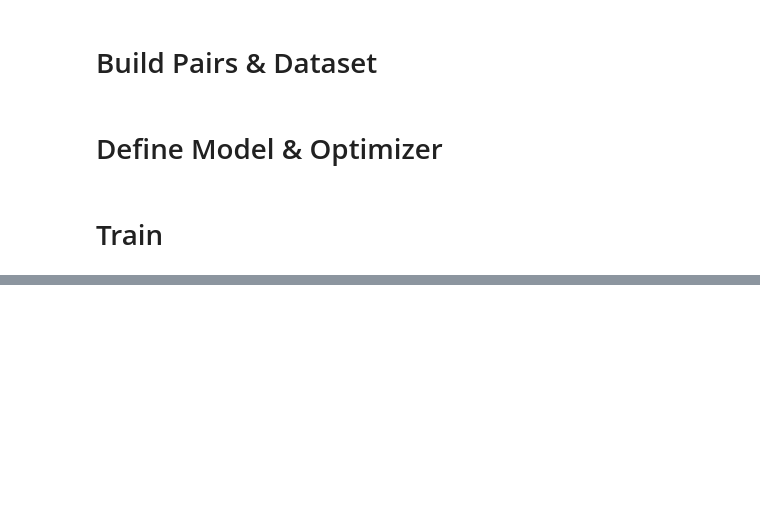
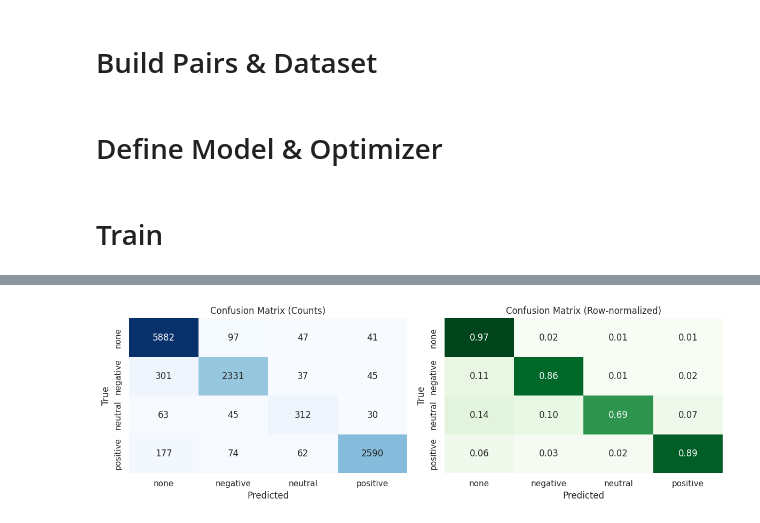
Before and after one commit to phamtu2x5/Student_feedback_Sentiment, a Jupyter notebook: Main_FeedBack_Analysis.ipynb, the cells around one changed output, grey strips where cells are left out. Cells and saved outputs as stored; diff of their text form; code cells hidden in the pictures; blank space fills up the shorter version.

```diff
--- a/Main_FeedBack_Analysis.ipynb
+++ b/Main_FeedBack_Analysis.ipynb
@@ -356,18 +400,7 @@ print(f"✅ Loaded {len(train_df)} samples")
 # %%
 # ===== Build train pairs =====
 def build_pairs_df(base_df, neg_per_sent=1, rng_seed=42, skip_hard_negatives=True):
-    """
-    Build training pairs from base dataframe.
 
-    Args:
-        base_df: DataFrame with columns [sentence, topic_id, sentiment_id]
-        neg_per_sent: Number of negative samples per sentence
-        rng_seed: Random seed
-        skip_hard_negatives: If True, tạo negative pairs có điều kiện:
-                            - Ưu tiên easy negatives (aspects không có keywords)
-                            - Tạo một phần hard negatives (tỷ lệ thấp) để model học reject aspects có keywords nhưng không liên quan
-                            - Điều này giúp model học cả reject và multi-topic detection
-    """
     rng = random.Random(rng_seed)
     rows = []
 
@@ -695,0 +739,85 @@ New Data Upload               : |          |  0.00B /  0.00B
+# %%
+# === Validation Confusion Matrix, Per-class F1, and Per-topic MacroF1 ===
+from sklearn.metrics import confusion_matrix, precision_recall_fscore_support, classification_report
+
+# Recompute validation predictions with final model
+model.eval()
+y_true_v, y_pred_v = [], []
+with torch.no_grad():
+    for batch in val_loader:
+        input_ids      = batch["input_ids"].to(device, non_blocking=True)
+        attention_mask = batch["attention_mask"].to(device, non_blocking=True)
+        labels         = batch["labels"].to(device, non_blocking=True)
+
+        logits = model(input_ids, attention_mask)
+        preds  = logits.argmax(dim=1)
+
+        y_true_v.extend(labels.cpu().tolist())
+        y_pred_v.extend(preds.cpu().tolist())
+
+y_true_v = np.array(y_true_v)
+y_pred_v = np.array(y_pred_v)
+
+# 1) Confusion matrix (4-class)
+cls_labels = [0,1,2,3]
+cls_names  = ['none','negative','neutral','positive']
+cm = confusion_matrix(y_true_v, y_pred_v, labels=cls_labels)
+cm_norm = cm / cm.sum(axis=1, keepdims=True).clip(min=1)
+
+fig, axes = plt.subplots(1,2, figsize=(12,4))
+sns.heatmap(cm, annot=True, fmt='d', cmap='Blues', cbar=False, ax=axes[0],
+            xticklabels=cls_names, yticklabels=cls_names)
+axes[0].set_title('Confusion Matrix (Counts)')
+axes[0].set_xlabel('Predicted'); axes[0].set_ylabel('True')
+
+sns.heatmap(cm_norm, annot=True, fmt='.2f', cmap='Greens', cbar=False, ax=axes[1],
+            xticklabels=cls_names, yticklabels=cls_names)
+axes[1].set_title('Confusion Matrix (Row-normalized)')
+axes[1].set_xlabel('Predicted'); axes[1].set_ylabel('True')
+plt.tight_layout(); plt.show()
+
+# 2) Per-class metrics
+prec, rec, f1, support = precision_recall_fscore_support(
+    y_true_v, y_pred_v, labels=cls_labels, zero_division=0
+)
+per_class_df = pd.DataFrame({
+    'class': cls_names,
+    'precision': prec.round(3),
+    'recall': rec.round(3),
+    'f1': f1.round(3),
+    'support': support.astype(int),
+})
+display(per_class_df)
+
+plt.figure(figsize=(6,4))
+sns.barplot(x='class', y='f1', data=per_class_df, palette='viridis')
+plt.title('Per-class F1 (Validation)'); plt.xlabel('class'); plt.ylabel('F1')
+plt.ylim(0,1.0); plt.tight_layout(); plt.show()
+
+# 3) Per-topic MacroF1 on pos3 (neg/neu/pos) using val_pairs_df alignment
+#    DataLoader was created with shuffle=False, so indices align with val_pairs_df order
+val_aspects = val_pairs_df['aspect'].values
+rows = []
+for asp in sorted(pd.unique(val_aspects)):
+    mask_asp = (val_aspects == asp)
+    y_t = y_true_v[mask_asp]
+    y_p = y_pred_v[mask_asp]
+    # Only consider pos3 (labels 1,2,3)
+    mask_pos = (y_t != 0)
+    support_pos = int(mask_pos.sum())
+    if support_pos > 0:
+        f1_pos3 = f1_score(y_t[mask_pos], y_p[mask_pos], average='macro', labels=[1,2,3])
+    else:
+        f1_pos3 = np.nan
+    rows.append({'aspect': asp, 'support_pos': support_pos, 'macro_f1_pos3': None if np.isnan(f1_pos3) else round(float(f1_pos3), 3)})
+
+per_topic_df = pd.DataFrame(rows).sort_values(['macro_f1_pos3','support_pos'], ascending=[False, False])
+display(per_topic_df)
+
+plt.figure(figsize=(7,4))
+sns.barplot(x='aspect', y='macro_f1_pos3', data=per_topic_df, palette='magma')
+plt.title('Per-topic MacroF1 (pos3) on Validation')
+plt.ylim(0,1.0); plt.xlabel('aspect'); plt.ylabel('MacroF1 (neg/neu/pos)')
+plt.tight_layout(); plt.show()
+# %% [output]
+[figure, added]
```
Also changed, not shown: parts of 9 cells of this notebook, 4 other files.
